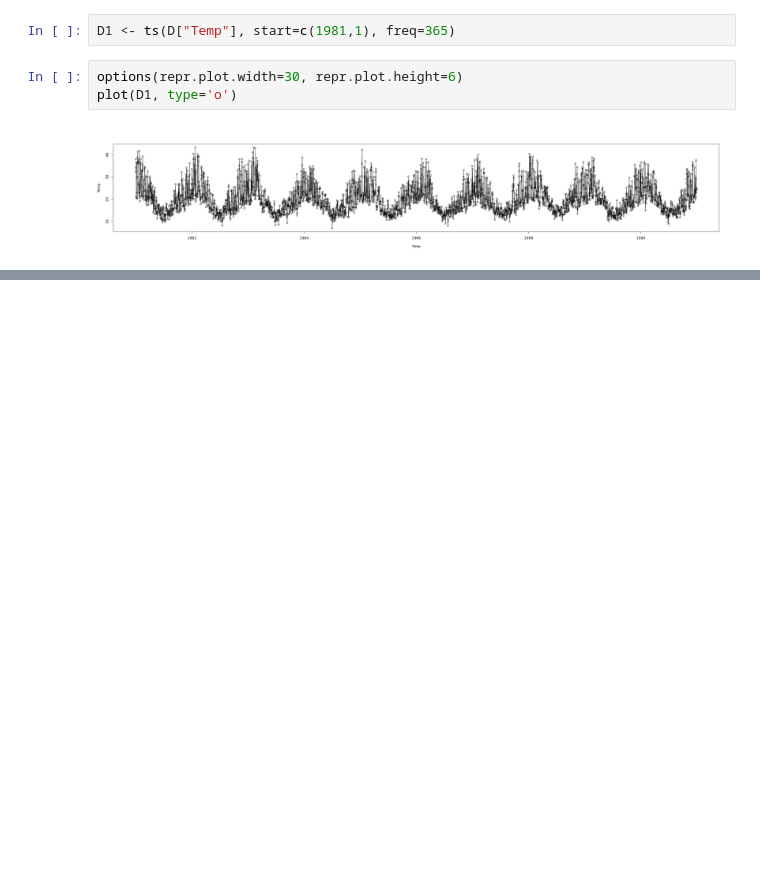
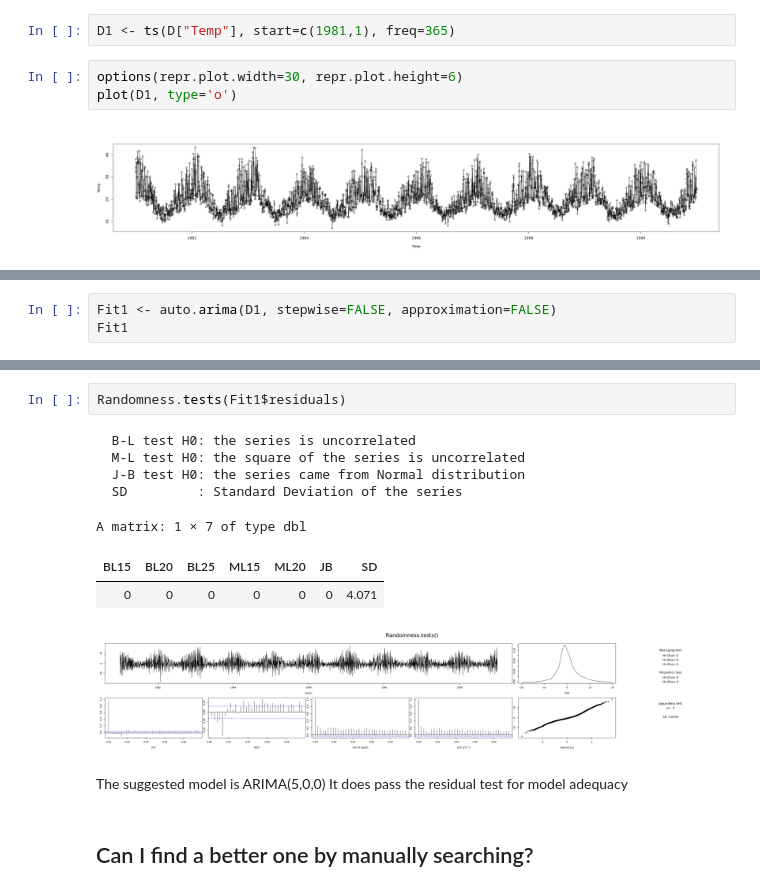
Before and after one commit to EricMaibach/TimeSeries, a Jupyter notebook: FinalProject.ipynb, the cells around one changed output, grey strips where cells are left out. Saved outputs shown, nothing was run; the diff lists cells and outputs as text; blank space fills up the shorter version.

```diff
--- a/FinalProject.ipynb
+++ b/FinalProject.ipynb
@@ -36,0 +88,3 @@ plot(D1, type='o')
+# %%
+Fit1 <- auto.arima(D1, stepwise=FALSE, approximation=FALSE)
+Fit1
@@ -36,0 +102,16 @@ plot(D1, type='o')
+# %%
+Randomness.tests(Fit1$residuals)
+# %% [output]
+  B-L test H0: the series is uncorrelated
+  M-L test H0: the square of the series is uncorrelated
+  J-B test H0: the series came from Normal distribution
+  SD         : Standard Deviation of the series
+A matrix: 1 × 7 of type dbl
+| BL15 | BL20 | BL25 | ML15 | ML20 | JB | SD |
+| 0 | 0 | 0 | 0 | 0 | 0 | 4.071 |
+[figure, added]
+# %% [markdown]
+The suggested model is ARIMA(5,0,0)
+It does pass the residual test for model adequacy
+# %% [markdown]
+## Can I find a better one by manually searching?
```
Also changed, not shown: parts of 11 cells of this notebook.
